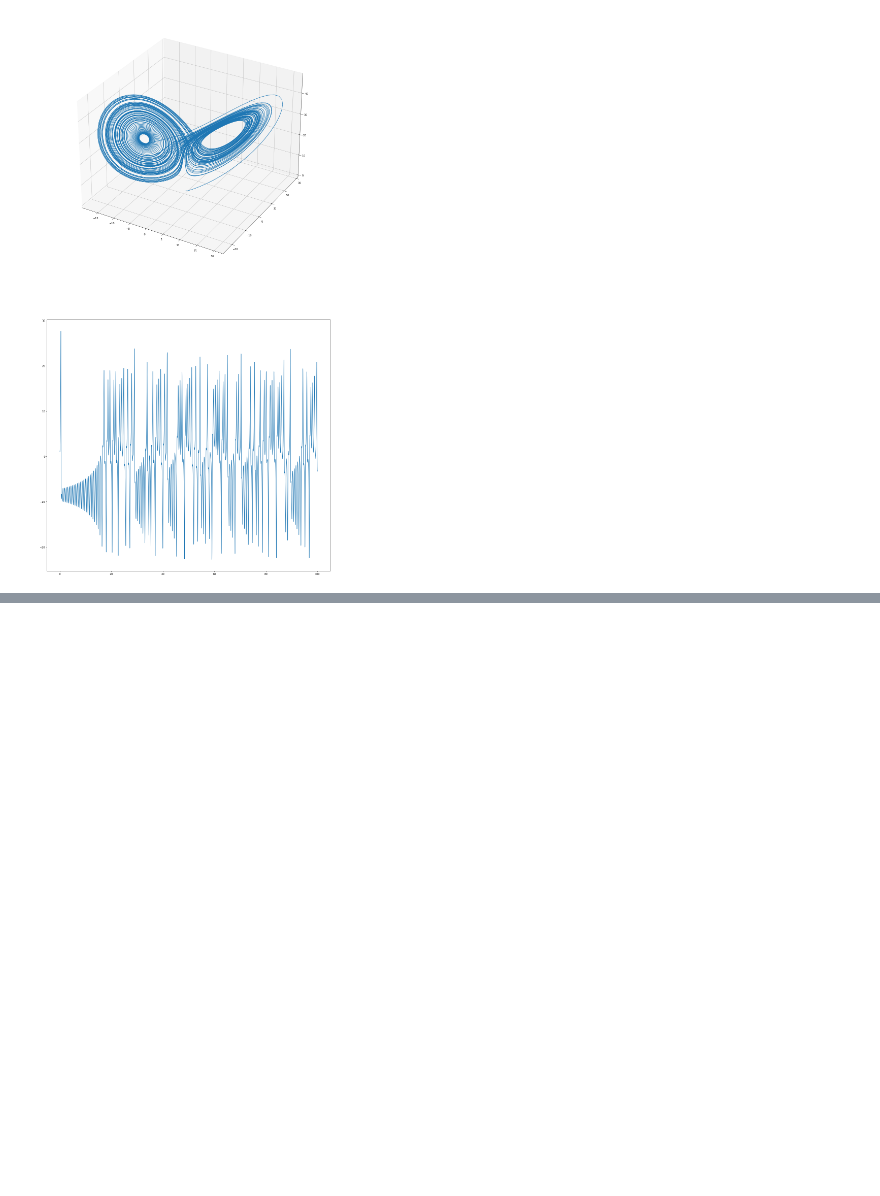
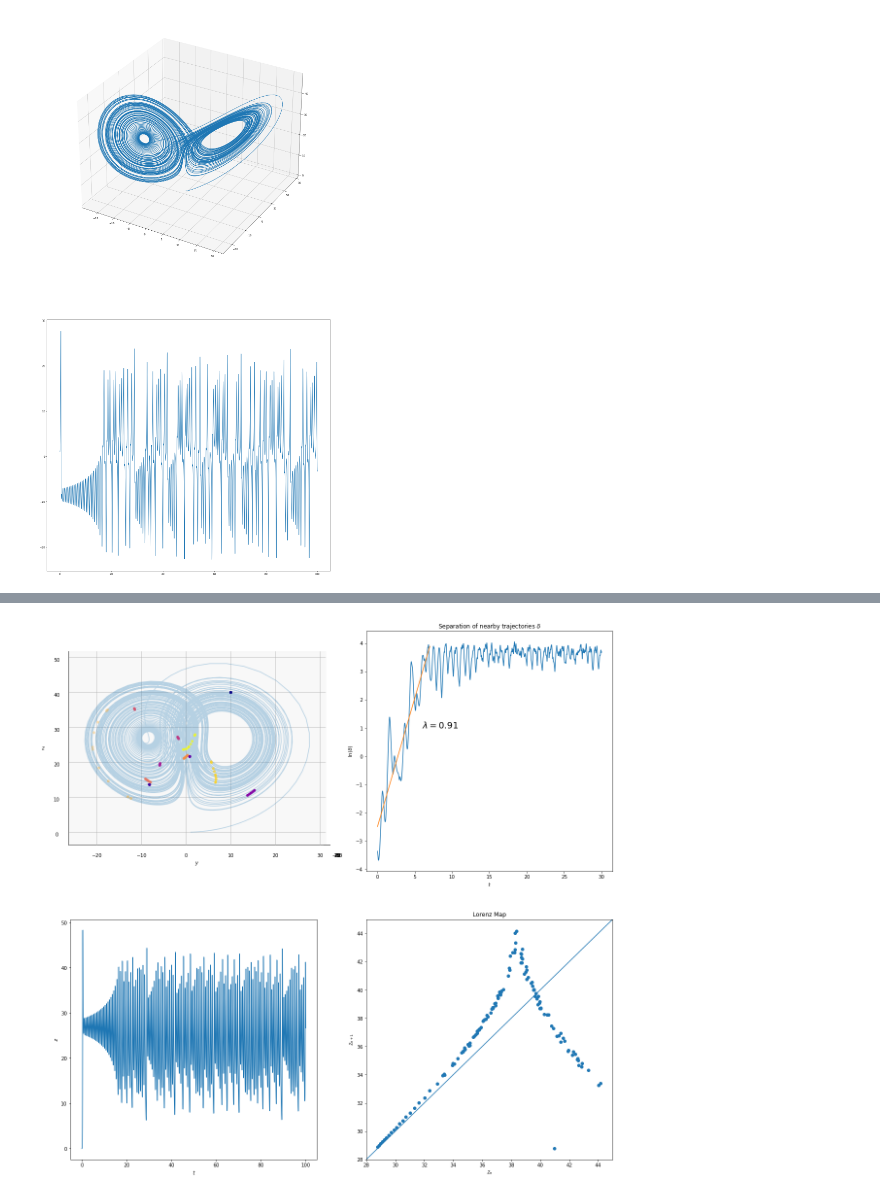
Before and after one commit to NRoboto/book-nonlinear-dynamics-chaos, a Jupyter notebook: 9-lorenz-equations.ipynb, the cells around one changed output, grey strips where cells are left out. Cells and saved outputs as stored; diff of their text form; code cells hidden in the pictures; blank space fills up the shorter version.

Commit message:
More chapter 9
Add plots for separation and Lorenz
map for Lorenz equations

Also numerically approximate Liapunov exponent

```diff
--- a/9-lorenz-equations.ipynb
+++ b/9-lorenz-equations.ipynb
@@ -86,0 +94,72 @@ plt.close()
+# %%
+fig = plt.figure(figsize=(20, 20))
+ax = fig.add_subplot(2, 2, 1, projection="3d")
+
+sols = []
+x0, y0, z0 = 15, 10, 40
+for (delta_x0, delta_y0, delta_z0) in [
+  (0, 0, 0),
+  (.01, 0, 0),
+  (0, .01, 0),
+  (0, 0, .01),
+  (.01, 0, .01),
+  (-.01, 0, -.01),
+  (-.01, 0, 0),
+  (0, 0, -.01),
+  (.01, .01, .01),
+  (-.01, -.01, -.01),
+]:
+  sols.append(integrate.solve_ivp(lorenz(10, 8/3, 28), [0, 30], [x0 + delta_x0, y0 + delta_y0, z0 + delta_z0], max_step=.01))
+
+ax.plot(sol.y[0], sol.y[1], sol.y[2], alpha=.3)
+ax.set_proj_type("ortho")
+ax.view_init(elev=0, azim=0)
+ax.set_ylabel("$y$")
+ax.set_zlabel("$z$")
+ax.dist = 6
+for s in sols:
+  ax.scatter(s.y[0][:600:50], s.y[1][:600:50], s.y[2][:600:50], cmap=plt.colormaps["plasma"], c=range(12))
+
+ax = fig.add_subplot(2, 2, 2)
+separations = [
+  np.log(np.max(spatial.distance.pdist(tsols)))
+  for tsols in np.array(
+    [s.y.T.reshape(-1, 3) for s in sols]
+  ).swapaxes(0, 1).reshape(-1, 10, 3)
+]
+ax.plot(sols[0].t, separations)
+# Approximate endpoint for the increase in separation
+index_sep_end = 700
+m, c = np.polyfit(sols[0].t[:index_sep_end], separations[:index_sep_end], 1)
+ax.plot([sols[0].t[0], sols[0].t[index_sep_end]], [m * t + c for t in [sols[0].t[0], sols[0].t[index_sep_end]]])
+ax.text(6, 1, f"$\lambda = {round(m, 2)}$", fontsize=18)
+ax.set_xlabel("$t$")
+ax.set_ylabel("$\ln(\delta)$")
+ax.set_title("Separation of nearby trajectories $\delta$")
+
+z = sol.y[2]
+t = sol.t
+
+ax = fig.add_subplot(2, 2, 3)
+ax.plot(t, z)
+ax.set_xlabel("$t$")
+ax.set_ylabel("$z$")
+
+ax = fig.add_subplot(2, 2, 4)
+
+with warnings.catch_warnings():
+  warnings.simplefilter("ignore") # t has a zero value
+  dz_dt = (z - np.roll(z, -1)) / t
+# Max values for z occur at every other turning point, ignore the first one because it's anomalous
+z_max = np.extract(np.sign(dz_dt) != np.sign(np.roll(dz_dt, -1)), z)[2::2]
+ax.scatter(z_max, np.roll(z_max, -1))
+ax.plot([0, 100], [0, 100])
+ax.set_xlim([28, 45])
+ax.set_ylim([28, 45])
+ax.set_xlabel("$z_n$")
+ax.set_ylabel("$z_{n+1}$")
+ax.set_title("Lorenz Map")
+
+plt.show()
+# %% [output]
+[figure, added]
```
Also changed, not shown: parts of 2 cells of this notebook.
